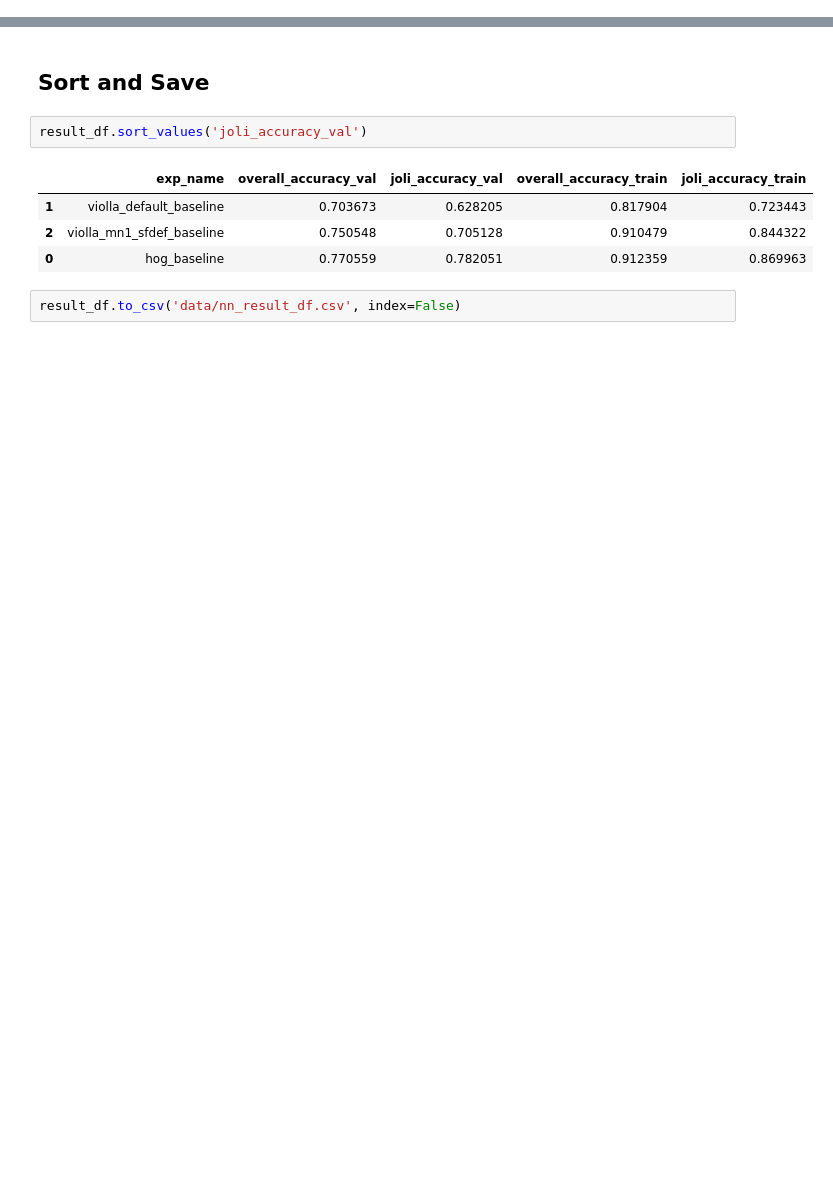
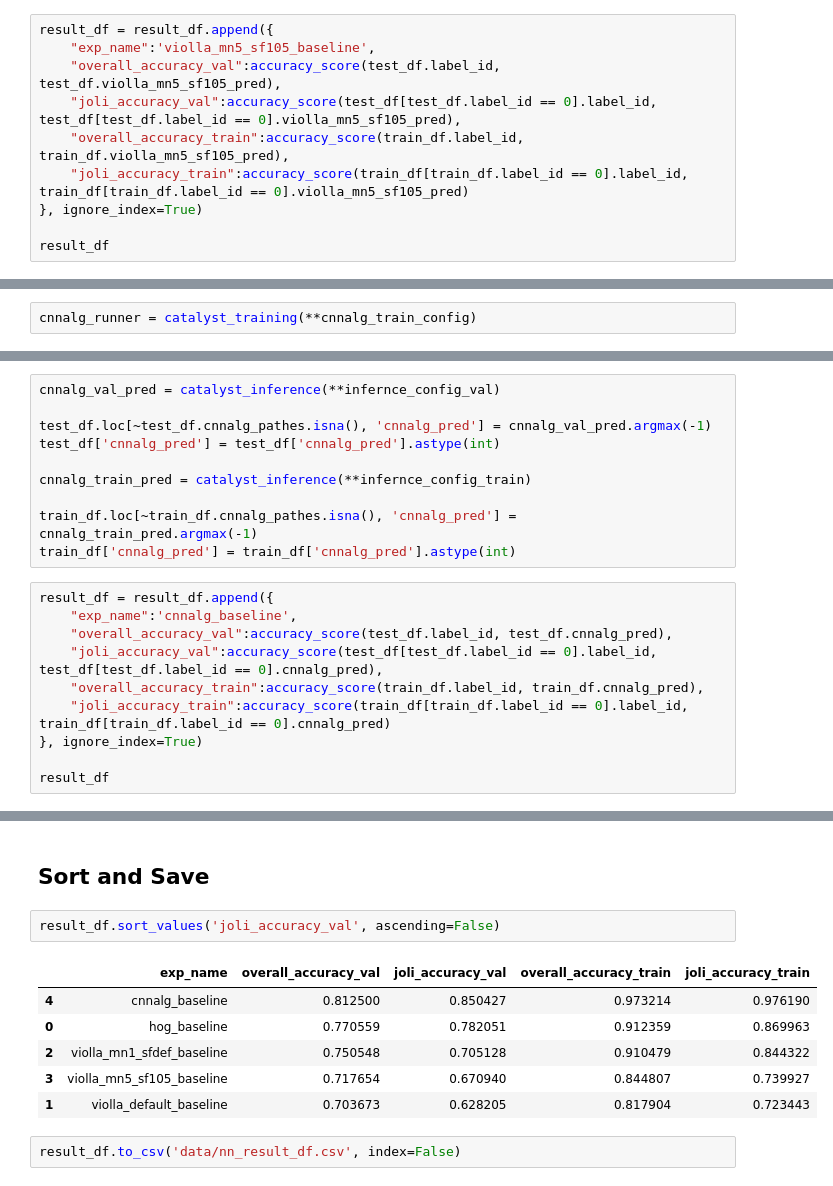
Before and after one commit to VSydorskyy/IASA_CV_LABS, a Jupyter notebook: lab_3/nn.ipynb, the cells around one changed output, grey strips where cells are left out. Saved outputs shown, nothing was run; the diff lists cells and outputs as text; blank space fills up the shorter version.

```diff
--- a/lab_3/nn.ipynb
+++ b/lab_3/nn.ipynb
@@ -792,0 +985,10 @@ result_df
+# %%
+result_df = result_df.append({
+    "exp_name":'violla_mn5_sf105_baseline',
+    "overall_accuracy_val":accuracy_score(test_df.label_id, test_df.violla_mn5_sf105_pred),
+    "joli_accuracy_val":accuracy_score(test_df[test_df.label_id == 0].label_id, test_df[test_df.label_id == 0].violla_mn5_sf105_pred),
+    "overall_accuracy_train":accuracy_score(train_df.label_id, train_df.violla_mn5_sf105_pred),
+    "joli_accuracy_train":accuracy_score(train_df[train_df.label_id == 0].label_id, train_df[train_df.label_id == 0].violla_mn5_sf105_pred)
+}, ignore_index=True)
+
+result_df
@@ -792,0 +1094,2 @@ result_df
+# %%
+cnnalg_runner = catalyst_training(**cnnalg_train_config)
@@ -792,0 +1178,20 @@ result_df
+# %%
+cnnalg_val_pred = catalyst_inference(**infernce_config_val)
+
+test_df.loc[~test_df.cnnalg_pathes.isna(), 'cnnalg_pred'] = cnnalg_val_pred.argmax(-1)
+test_df['cnnalg_pred'] = test_df['cnnalg_pred'].astype(int)
+
+cnnalg_train_pred = catalyst_inference(**infernce_config_train)
+
+train_df.loc[~train_df.cnnalg_pathes.isna(), 'cnnalg_pred'] = cnnalg_train_pred.argmax(-1)
+train_df['cnnalg_pred'] = train_df['cnnalg_pred'].astype(int)
+# %%
+result_df = result_df.append({
+    "exp_name":'cnnalg_baseline',
+    "overall_accuracy_val":accuracy_score(test_df.label_id, test_df.cnnalg_pred),
+    "joli_accuracy_val":accuracy_score(test_df[test_df.label_id == 0].label_id, test_df[test_df.label_id == 0].cnnalg_pred),
+    "overall_accuracy_train":accuracy_score(train_df.label_id, train_df.cnnalg_pred),
+    "joli_accuracy_train":accuracy_score(train_df[train_df.label_id == 0].label_id, train_df[train_df.label_id == 0].cnnalg_pred)
+}, ignore_index=True)
+
+result_df
@@ -793,11 +1205,13 @@ result_df
 # %% [markdown]
 ## Sort and Save
 # %%
-result_df.sort_values('joli_accuracy_val')
+result_df.sort_values('joli_accuracy_val', ascending=False)
 # %% [output]
 |  | exp_name | overall_accuracy_val | joli_accuracy_val | overall_accuracy_train | joli_accuracy_train |
+| 4 | cnnalg_baseline | 0.812500 | 0.850427 | 0.973214 | 0.976190 |
+| 0 | hog_baseline | 0.770559 | 0.782051 | 0.912359 | 0.869963 |
+| 2 | violla_mn1_sfdef_baseline | 0.750548 | 0.705128 | 0.910479 | 0.844322 |
+| 3 | violla_mn5_sf105_baseline | 0.717654 | 0.670940 | 0.844807 | 0.739927 |
 | 1 | violla_default_baseline | 0.703673 | 0.628205 | 0.817904 | 0.723443 |
-| 2 | violla_mn1_sfdef_baseline | 0.750548 | 0.705128 | 0.910479 | 0.844322 |
-| 0 | hog_baseline | 0.770559 | 0.782051 | 0.912359 | 0.869963 |
 # %%
 result_df.to_csv('data/nn_result_df.csv', index=False)
```
Also changed, not shown: parts of 21 cells of this notebook, 5 other files.
